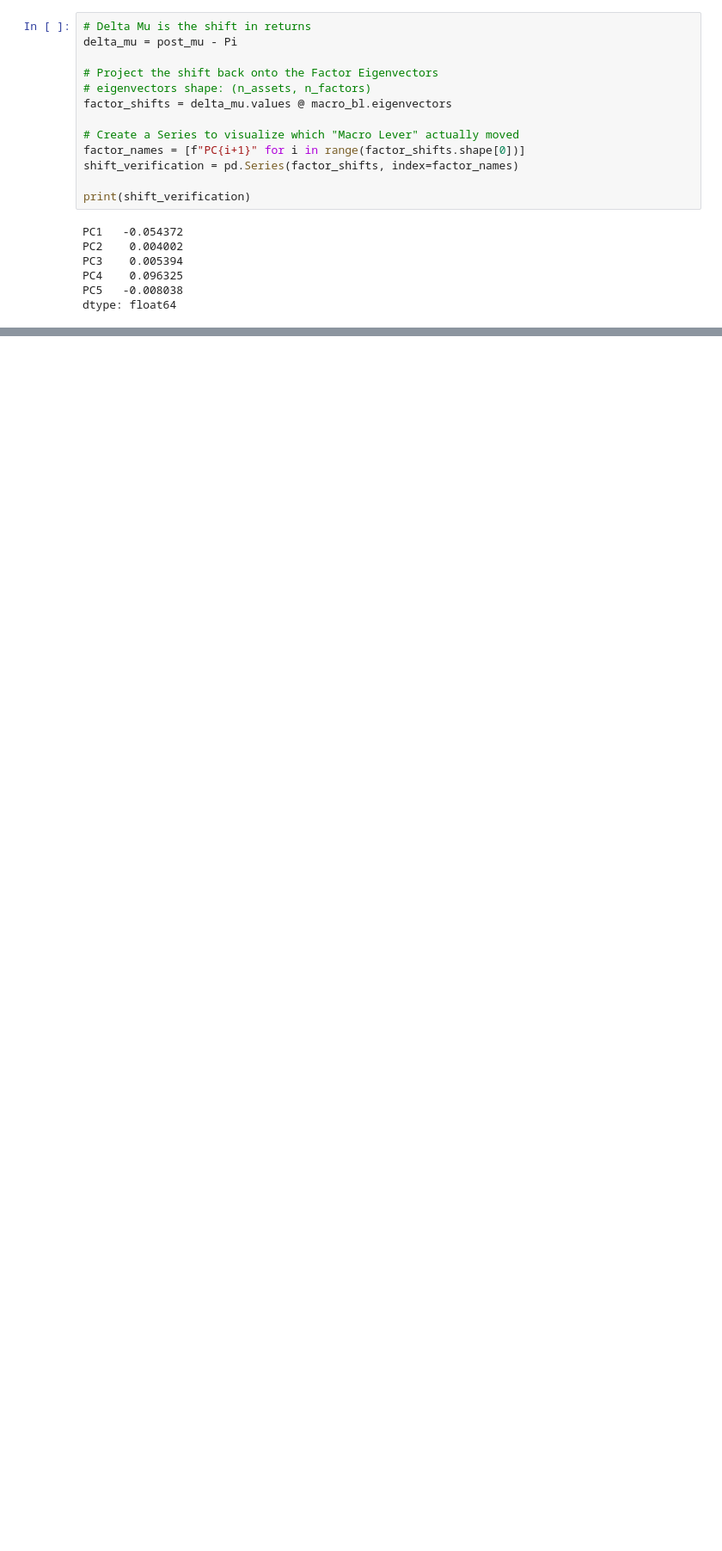
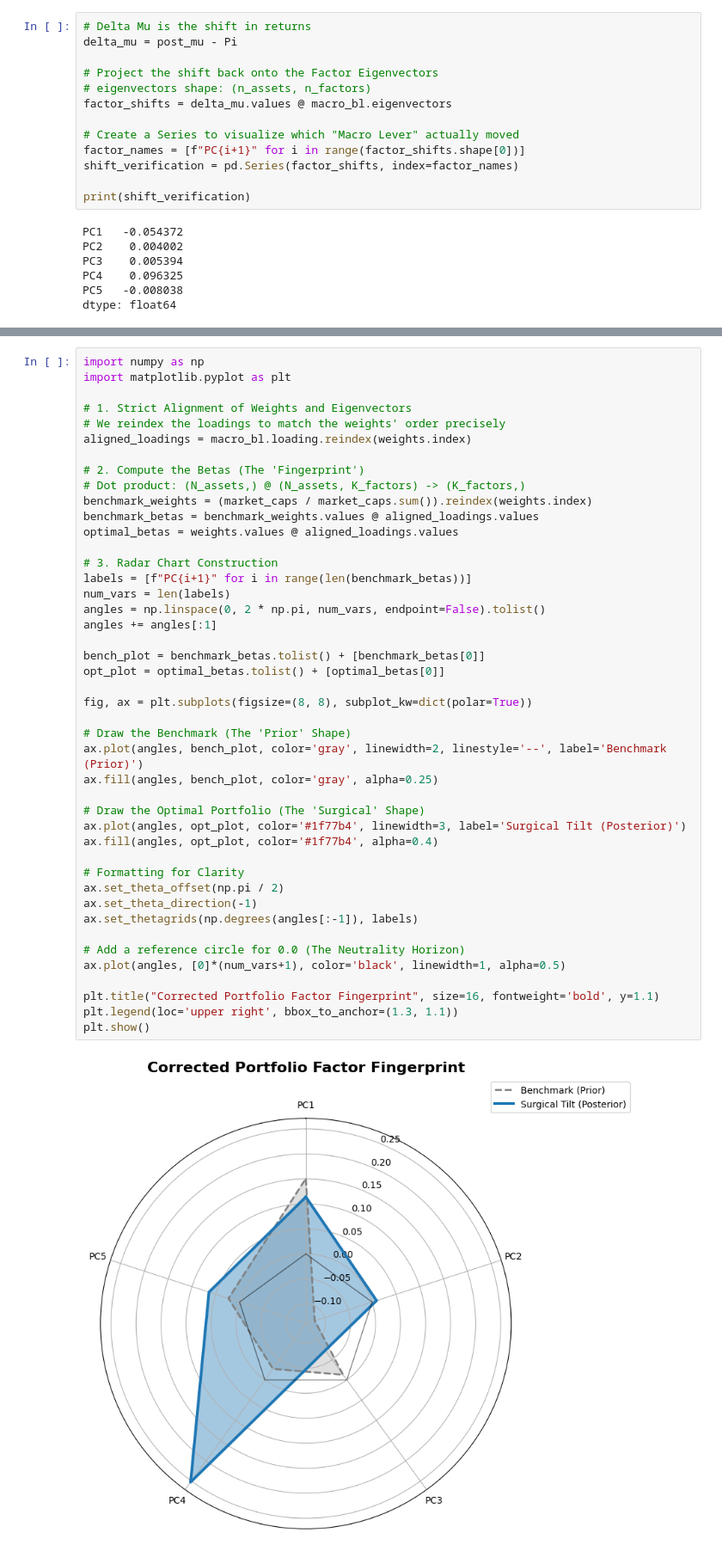
Before and after one commit to reymondsacha/quant-portfolio, a Jupyter notebook: notebooks/research/08_black_litterman_factor_modeling.ipynb, the cells around one changed output, grey strips where cells are left out. Shown at 86% size. Cells and saved outputs as stored; diff of their text form; blank space fills up the shorter version.

```diff
--- a/notebooks/research/08_black_litterman_factor_modeling.ipynb
+++ b/notebooks/research/08_black_litterman_factor_modeling.ipynb
@@ -106,0 +219,46 @@ ValueError: Optimization failed: Positive directional derivative for linesearch
+# %%
+import numpy as np
+import matplotlib.pyplot as plt
+
+# 1. Strict Alignment of Weights and Eigenvectors
+# We reindex the loadings to match the weights' order precisely
+aligned_loadings = macro_bl.loading.reindex(weights.index)
+
+# 2. Compute the Betas (The 'Fingerprint')
+# Dot product: (N_assets,) @ (N_assets, K_factors) -> (K_factors,)
+benchmark_weights = (market_caps / market_caps.sum()).reindex(weights.index)
+benchmark_betas = benchmark_weights.values @ aligned_loadings.values
+optimal_betas = weights.values @ aligned_loadings.values
+
+# 3. Radar Chart Construction
+labels = [f"PC{i+1}" for i in range(len(benchmark_betas))]
+num_vars = len(labels)
+angles = np.linspace(0, 2 * np.pi, num_vars, endpoint=False).tolist()
+angles += angles[:1]
+
+bench_plot = benchmark_betas.tolist() + [benchmark_betas[0]]
+opt_plot = optimal_betas.tolist() + [optimal_betas[0]]
+
+fig, ax = plt.subplots(figsize=(8, 8), subplot_kw=dict(polar=True))
+
+# Draw the Benchmark (The 'Prior' Shape)
+ax.plot(angles, bench_plot, color='gray', linewidth=2, linestyle='--', label='Benchmark (Prior)')
+ax.fill(angles, bench_plot, color='gray', alpha=0.25)
+
+# Draw the Optimal Portfolio (The 'Surgical' Shape)
+ax.plot(angles, opt_plot, color='#1f77b4', linewidth=3, label='Surgical Tilt (Posterior)')
+ax.fill(angles, opt_plot, color='#1f77b4', alpha=0.4)
+
+# Formatting for Clarity
+ax.set_theta_offset(np.pi / 2)
+ax.set_theta_direction(-1)
+ax.set_thetagrids(np.degrees(angles[:-1]), labels)
+
+# Add a reference circle for 0.0 (The Neutrality Horizon)
+ax.plot(angles, [0]*(num_vars+1), color='black', linewidth=1, alpha=0.5)
+
+plt.title("Corrected Portfolio Factor Fingerprint", size=16, fontweight='bold', y=1.1)
+plt.legend(loc='upper right', bbox_to_anchor=(1.3, 1.1))
+plt.show()
+# %% [output]
+[figure, added]
```
Also changed, not shown: parts of 4 cells of this notebook, 22 other files.
